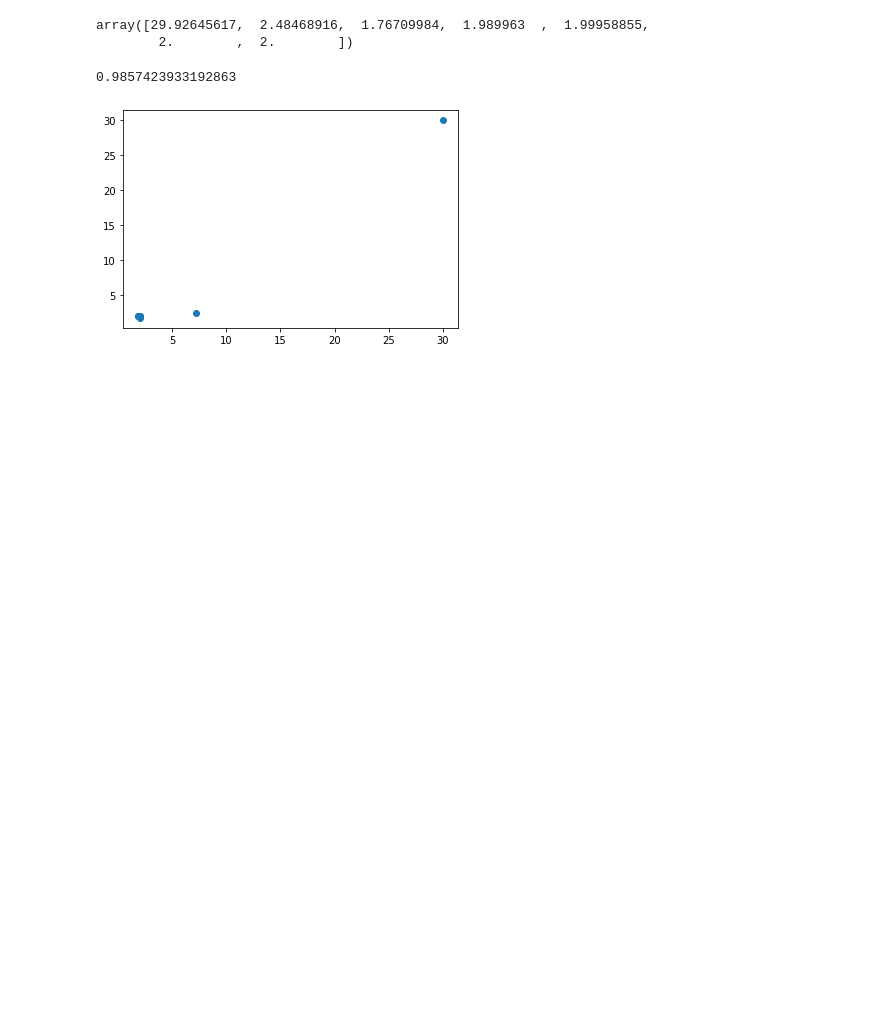
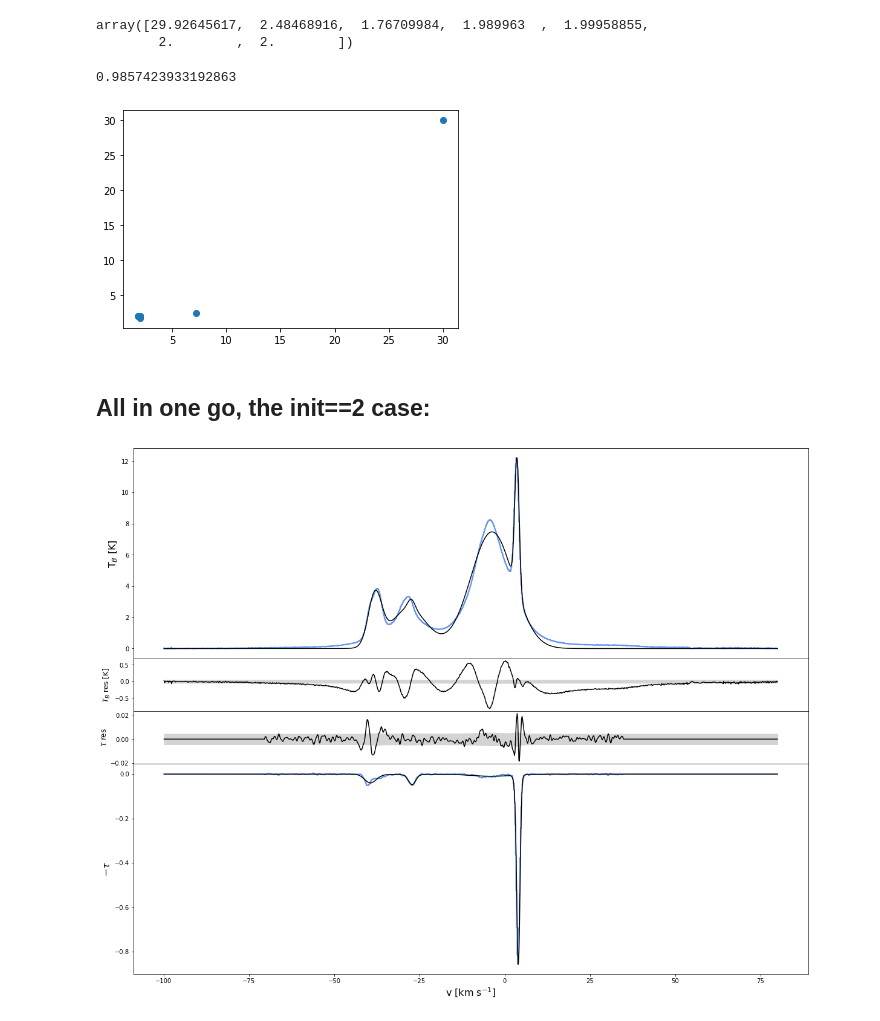
Before and after one commit to FrancesBW/SPARK_development, a Jupyter notebook: Iterative_self_correcting_SPARK_testing_notebook.ipynb, the cells around one changed output. Drawn from its saved outputs; the diff is of its cells as text; code cells hidden in the pictures; blank space fills up the shorter version.

Commit message:
Added testing section for the init==2 case

```diff
--- a/Iterative_self_correcting_SPARK_testing_notebook.ipynb
+++ b/Iterative_self_correcting_SPARK_testing_notebook.ipynb
@@ -317,3 +313,6 @@ plt.scatter(solution[2::3,0],solution[2::3,1])
 plt.show()
 # %% [output]
 [figure]
+# %% [markdown]
+<a id='init2'></a>
+## All in one go, the init==2 case:
@@ -319,0 +390,40 @@ plt.show()
+# %%
+cube = np.moveaxis(np.array([Tb,tau]),0,1)
+params = np.reshape(solution, (3*n_gauss, cube.shape[1]))
+vfield_Tb = core.mean2vel(hdr["CRVAL3"]*1.e-3, hdr["CDELT3"], hdr["CRPIX3"],
+                            params[1::3,0])
+vfield_tau = core.mean2vel(hdr["CRVAL3"]*1.e-3, hdr["CDELT3"], hdr["CRPIX3"],
+                            params[1::3,1])
+
+model_cube = core.model(params, cube, n_gauss)
+# %%
+## Plot
+pvalues = np.logspace(-1, 0, n_gauss)
+pmin = pvalues[0]
+pmax = pvalues[-1]
+
+
+def norm(pval):
+    return (pval - pmin) / float(pmax - pmin)
+
+fig, [ax1, ax2, ax3, ax4] = plt.subplots(4, 1, sharex=True, figsize=(20,16),gridspec_kw={'height_ratios': [4,1,1,4]})
+fig.subplots_adjust(hspace=0.)
+x = np.arange(cube.shape[0])
+ax1.step(v, cube[:,0], color='cornflowerblue', linewidth=2.)
+ax1.plot(v, model_cube[:,0], color='k')
+ax2.plot(v, model_cube[:,0] - cube[:,0], color='k')
+ax2.fill_between(v, -3.*rms_Tb, 3.*rms_Tb, facecolor='lightgray', color='lightgray')
+ax3.plot(v, -model_cube[:,1] + cube[:,1], color='k')
+ax3.fill_between(v, -3.*rms_tau, 3.*rms_tau, facecolor='lightgray', color='lightgray')
+ax4.step(v, -cube[:,1], color='cornflowerblue', linewidth=2.)
+ax4.plot(v, -model_cube[:,1], color='k')
+ax1.set_ylabel(r'T$_{B}$ [K]', fontsize=16)
+ax2.set_ylabel(r'$T_B$ res [K]', fontsize=12)
+ax3.set_ylabel(r"$\tau$ res", fontsize=12)
+ax4.set_ylabel(r'$- \tau$', fontsize=16)
+ax4.set_xlabel(r'v [km s$^{-1}$]', fontsize=16)
+#plt.savefig("3C041A_result_7_with_adjustment.png", format='png', bbox_inches='tight',
+  #pad_inches=0.02)
+plt.show()
+# %% [output]
+[figure, added]
```
Also changed, not shown: parts of 5 cells of this notebook.
